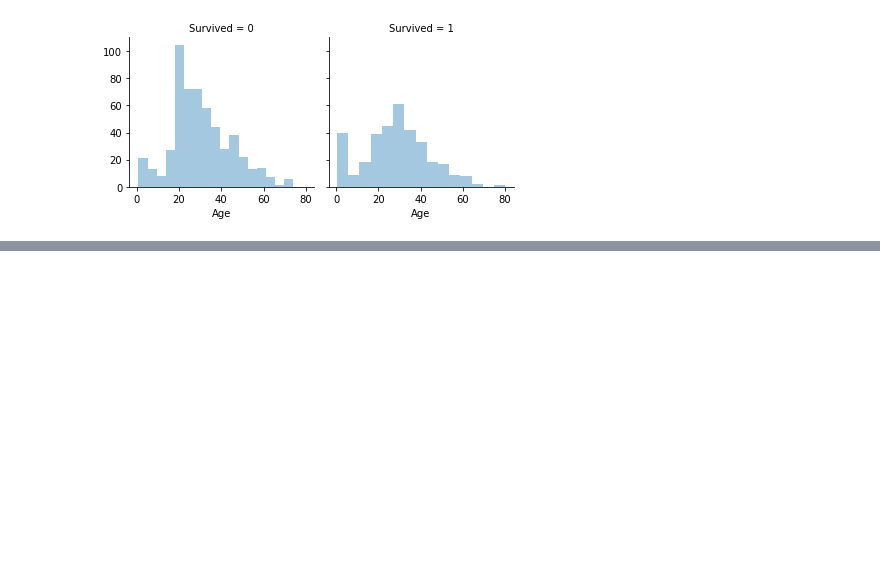
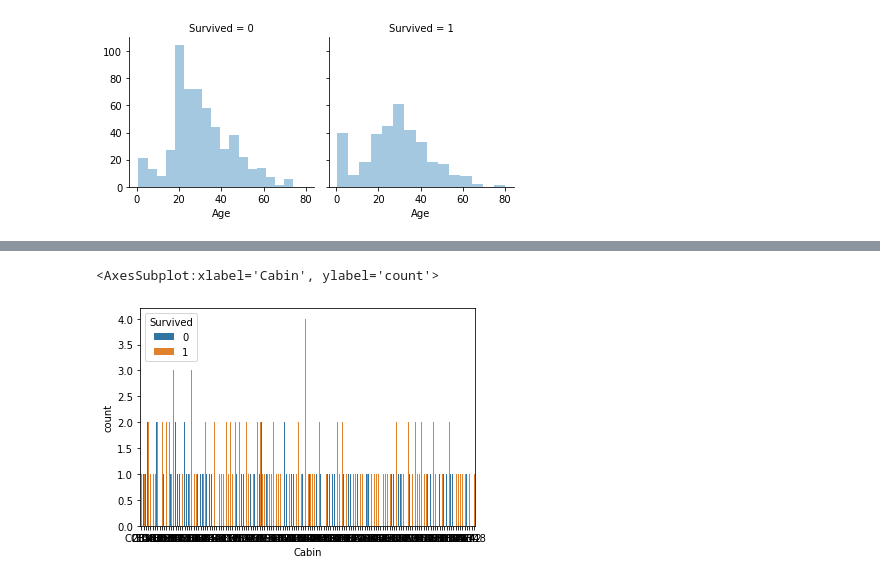
Before and after one commit to Yu-Yuan-Hung/ML100Days, a Jupyter notebook: D35.ipynb, the cells around one changed output, grey strips where cells are left out. Drawn from its saved outputs; the diff is of its cells as text; code cells hidden in the pictures; blank space fills up the shorter version.

```diff
--- a/D35.ipynb
+++ b/D35.ipynb
@@ -190,0 +249,6 @@ g.map(sns.distplot,"Age",kde=False)
+# %%
+# Cabin 變數補值前與後的差異
+sns.countplot(df_train["Cabin"],hue=df_train["Survived"])
+# %% [output]
+<AxesSubplot:xlabel='Cabin', ylabel='count'>
+[figure, added]
```
Also changed, not shown: parts of 4 cells of this notebook.
